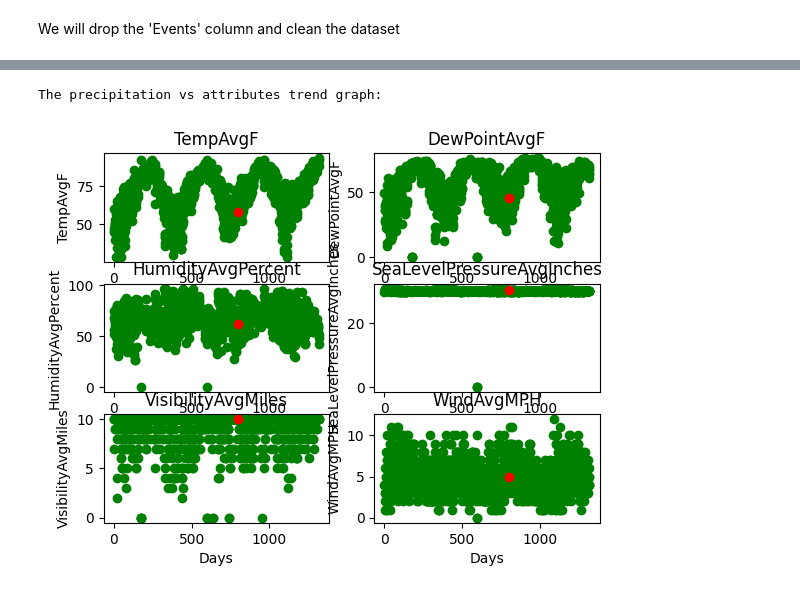
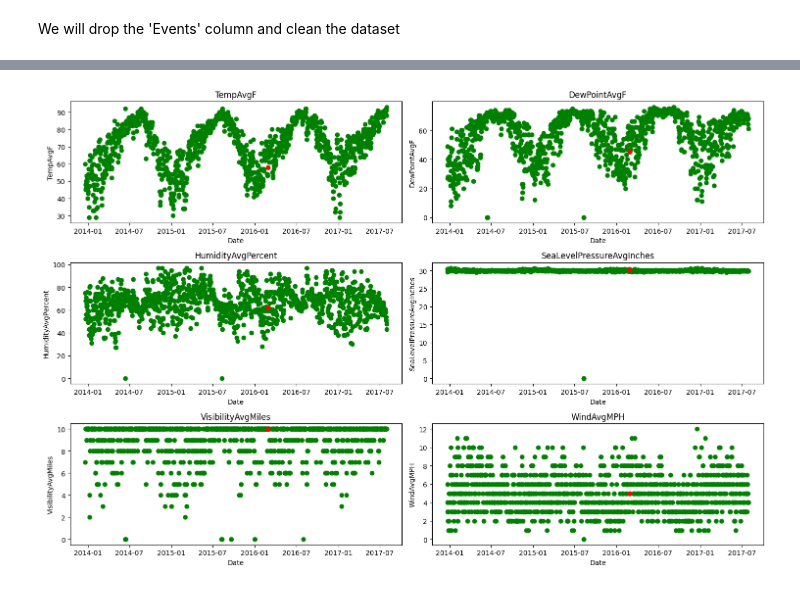
Before and after one commit to Vyomkesh-Vyas/rainfall-prediction, a Jupyter notebook: Rainfall Prediction.ipynb, the cells around one changed output, grey strips where cells are left out. Saved outputs shown, nothing was run; the diff lists cells and outputs as text; code cells hidden in the pictures.

```diff
--- a/Rainfall Prediction.ipynb
+++ b/Rainfall Prediction.ipynb
@@ -21,6 +24,9 @@ We begin our analysis by importing the necessary libraries and loading the datas
 # %%
 # Loading the dataset
 aw_df = pd.read_csv('data/austin_weather.csv')
+aw_df['Date'] = pd.to_datetime(aw_df['Date'])
+aw_df.sort_values('Date', inplace=True)
+aw_df.set_index('Date', inplace=True)
 
 # Displaying the first few rows of the dataset
 print(aw_df.shape)
@@ -62,11 +68,14 @@ dtype: int64
 We will drop the 'Events' column and clean the dataset
 # %%
 # Dropping the 'Events' column as it is not numeric and not needed for analysis
-aw_df.drop(['Events', 'Date', 'SeaLevelPressureLowInches'], axis=1, inplace=True)
+aw_df.drop(['Events'], axis=1, inplace=True)
 
 # Cleaning the dataset
 aw_df.replace('T', 0.0, inplace=True)
 aw_df.replace('-', 0.0, inplace=True)
 
-# Exporting the cleaned dataset to a new CSV file
-aw_df.to_csv('data/austin_weather_final.csv', index=False)
+# Converting columns to numeric
+aw_df = aw_df.apply(pd.to_numeric)
+
+# Describing the dataset
+aw_df.describe()
@@ -120,13 +104,16 @@ The precipitation trend graph:
 # %%
-print("The precipitation vs attributes trend graph:")
-for i in range(x_vis.columns.size):
+# Visulaising trends in the features
+avg_features = ['TempAvgF', 'DewPointAvgF', 'HumidityAvgPercent', 'SeaLevelPressureAvgInches', 'VisibilityAvgMiles', 'WindAvgMPH']
+plt.figure(figsize=(15, 10))
+for i in range(len(avg_features)):
     plt.subplot(3, 2, i + 1)
-    plt.scatter(days, x_vis[x_vis.columns.values[i][:100]], color='g')
-    plt.scatter(days[day_index], x_vis[x_vis.columns.values[i]][day_index], color='r')
-    plt.title(x_vis.columns.values[i])
-    plt.xlabel('Days')
-    plt.ylabel(x_vis.columns.values[i])
+    plt.scatter(x=aw_df.index, y=aw_df[avg_features[i]], color='g')
+    plt.scatter(aw_df.index[798], aw_df[avg_features[i]][798], color='r')
+    plt.title(avg_features[i])
+    plt.xticks( minor=True)
+    plt.xlabel('Date')
+    plt.ylabel(avg_features[i])
+plt.tight_layout()
 plt.show()
 # %% [output]
-The precipitation vs attributes trend graph:
-[figure, old version]
+[figure, new version]
```
Also changed, not shown: parts of 16 cells of this notebook, 1 other file.
